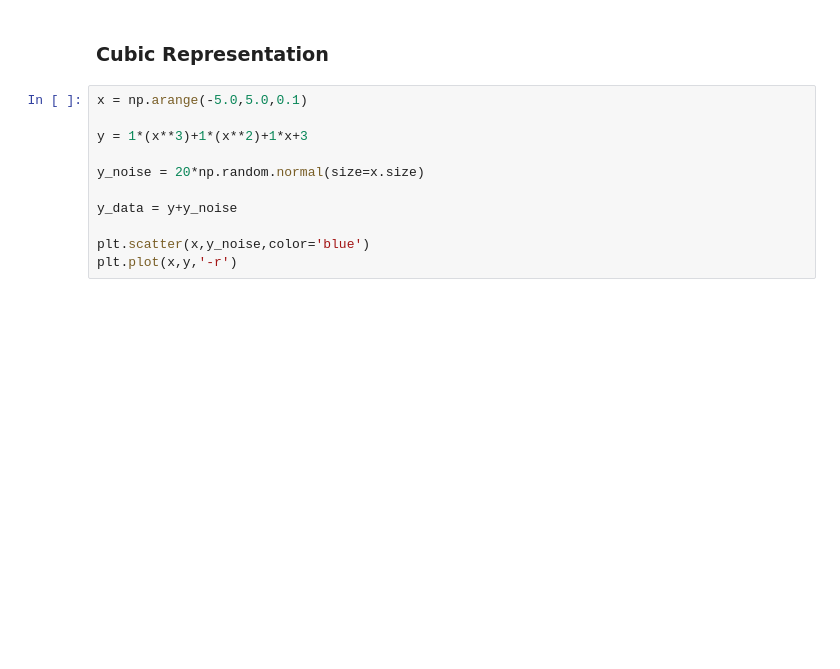
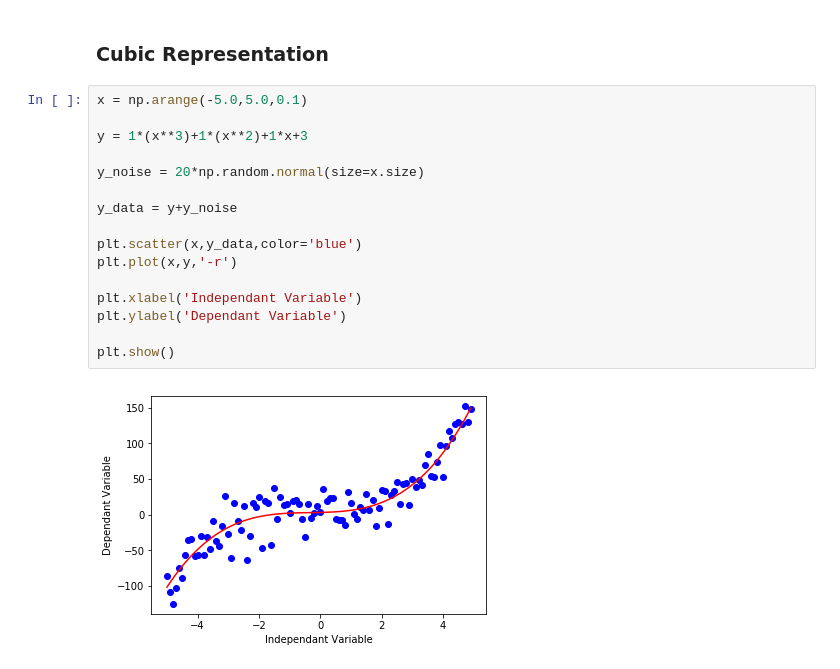
Before and after one commit to infiniteoverflow/Regressions, a Jupyter notebook: Regressions.ipynb, the cells around one changed output. Cells and saved outputs as stored; diff of their text form; blank space fills up the shorter version.

```diff
--- a/Regressions.ipynb
+++ b/Regressions.ipynb
@@ -417,11 +417,18 @@ plt.show()
 # %%
 x = np.arange(-5.0,5.0,0.1)
 
 y = 1*(x**3)+1*(x**2)+1*x+3
 
 y_noise = 20*np.random.normal(size=x.size)
 
 y_data = y+y_noise
 
-plt.scatter(x,y_noise,color='blue')
+plt.scatter(x,y_data,color='blue')
 plt.plot(x,y,'-r')
+
+plt.xlabel('Independant Variable')
+plt.ylabel('Dependant Variable')
+
+plt.show()
+# %% [output]
+[figure, added]
```
Also changed, not shown: parts of 4 cells of this notebook.
